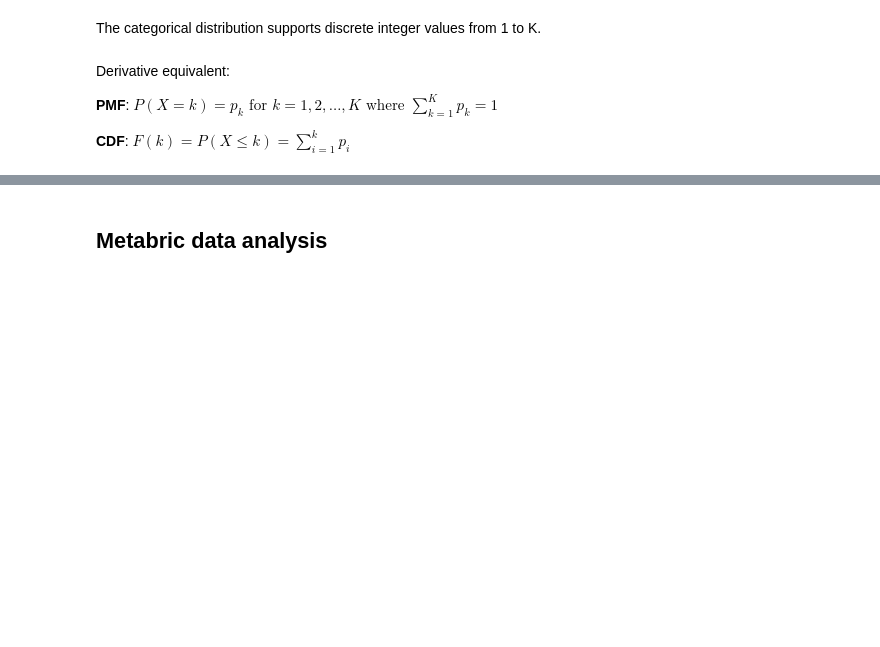
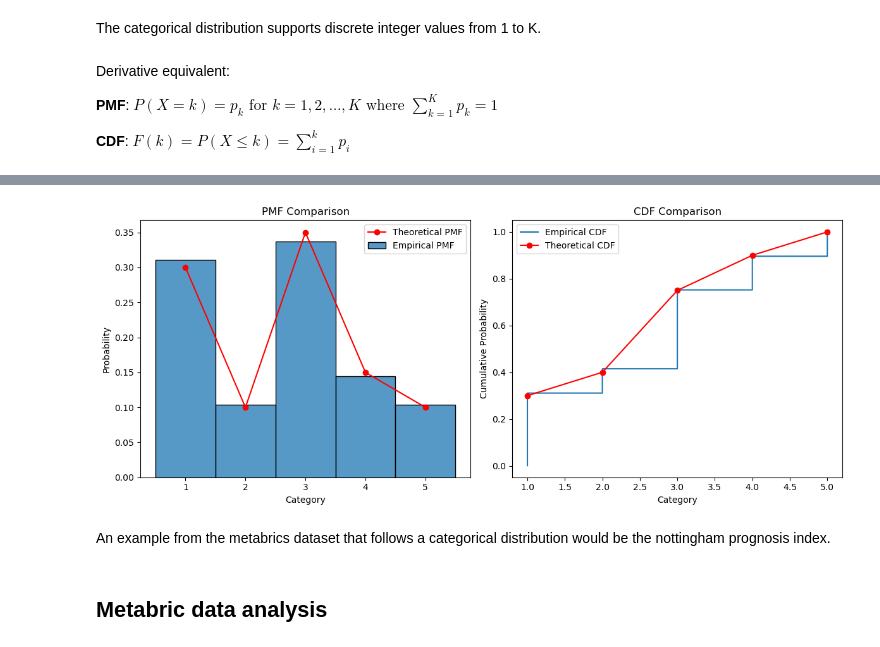
Before and after one commit to caroline-kranefuss/understanding_uncertainty_assignments_group_one, a Jupyter notebook: assignment_6_Q6.ipynb, the cells around one changed output, grey strips where cells are left out. Cells and saved outputs as stored; diff of their text form; code cells hidden in the pictures; blank space fills up the shorter version.

```diff
--- a/assignment_6_Q6.ipynb
+++ b/assignment_6_Q6.ipynb
@@ -406,3 +405,45 @@ plt.show()
+# %%
+# Generate sample from categorical distribution
+n_samples = 1000
+rng = np.random.default_rng(67)
+
+# Define parameters (probabilities must sum to 1)
+categories = np.arange(1, 6)  # 5 categories
+probs = np.array([0.3, 0.1, 0.35, 0.15, 0.1])  # probabilities for each category
+
+# Generate samples
+sample = rng.choice(categories, size=n_samples, p=probs)
+
+# Create figure with two subplots
+fig, (ax1, ax2) = plt.subplots(1, 2, figsize=(12, 5))
+
+# Plot 1: PMF/KDE comparison
+sns.histplot(sample, stat='probability', discrete=True, ax=ax1, label='Empirical PMF')
+ax1.plot(categories, probs, 'ro-', label='Theoretical PMF')
+ax1.set_xlabel('Category')
+ax1.set_ylabel('Probability')
+ax1.set_title('PMF Comparison')
+ax1.legend()
+
+# Plot 2: ECDF comparison
+x_sorted = np.sort(sample)
+y_ecdf = np.arange(1, len(sample) + 1) / len(sample)
+ax2.step(x_sorted, y_ecdf, where='post', label='Empirical CDF')
+
+# Theoretical CDF
+theoretical_cdf = np.cumsum(probs)
+ax2.plot(categories, theoretical_cdf, 'ro-', label='Theoretical CDF')
+ax2.set_xlabel('Category')
+ax2.set_ylabel('Cumulative Probability')
+ax2.set_title('CDF Comparison')
+ax2.legend()
+
+plt.tight_layout()
+plt.show()
+# %% [output]
+[figure, added]
+# %% [markdown]
+An example from the metabrics dataset that follows a categorical distribution would be the nottingham prognosis index.
 # %% [markdown]
 ## Metabric data analysis
 # %%
```
Also changed, not shown: parts of 2 cells of this notebook.
